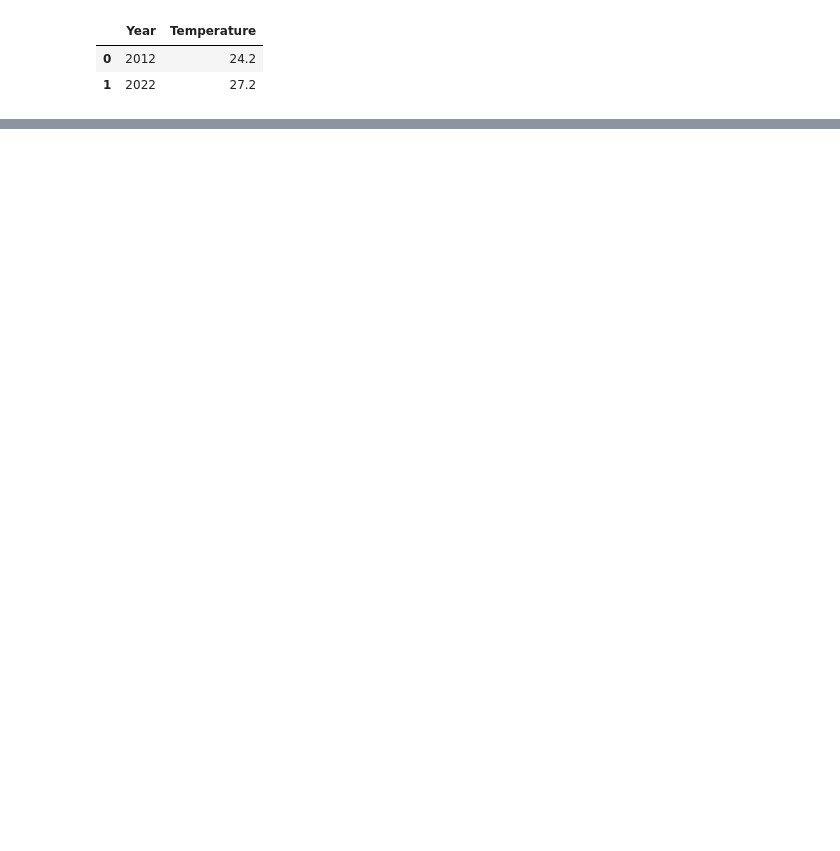
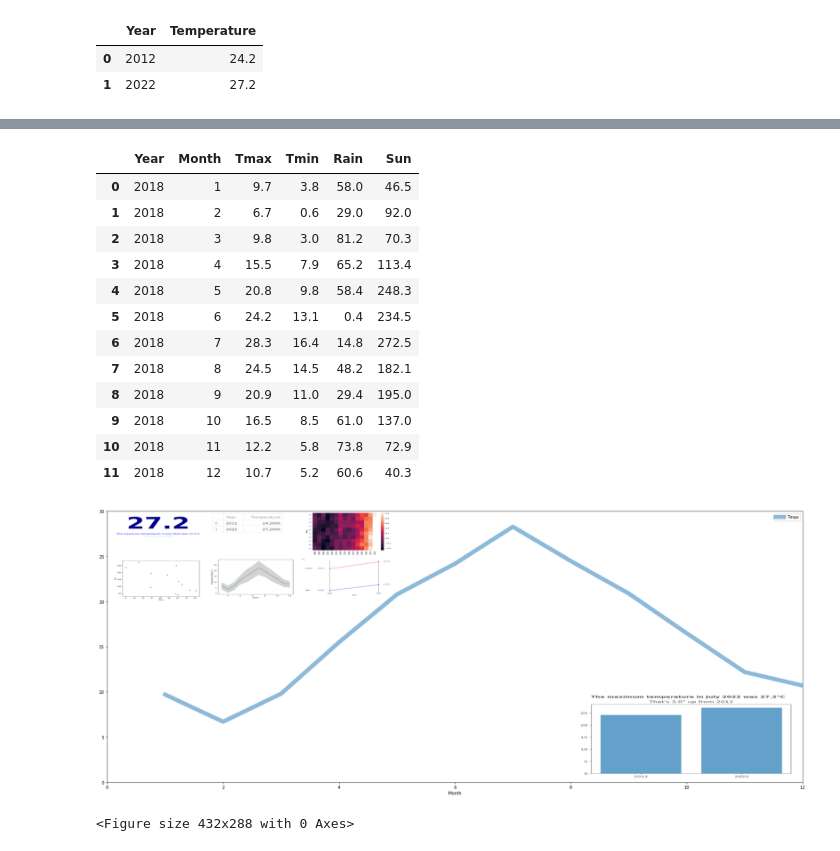
Before and after one commit to alanjones2/12Visuals, a Jupyter notebook: 12visuals.ipynb, the cells around one changed output, grey strips where cells are left out. Saved outputs shown, nothing was run; the diff lists cells and outputs as text; code cells hidden in the pictures; blank space fills up the shorter version.

```diff
--- a/12visuals.ipynb
+++ b/12visuals.ipynb
@@ -32,0 +33,32 @@ weather
+# %%
+import matplotlib.pyplot as plt
+
+fig, ax = plt.subplots(figsize=(30,12))
+fig = plt.figure()
+
+img = plt.imread('images/6viz.png')
+img2 = plt.imread('images/table.png')
+img3 = plt.imread('images/1-bar.png')
+
+#ax.imshow(img2, aspect='auto', alpha=0.9, extent=(0,20,0,30))
+ax.imshow(img, aspect='auto', alpha=1, extent=(0,5,20,30))
+ax.imshow(img3, aspect='auto', alpha=0.7, extent=(8,12,0,10))
+weather.plot(x='Month', y = 'Tmax',ax=ax, linewidth=10, alpha = 0.5)
+
+weather
+# %% [output]
+|  | Year | Month | Tmax | Tmin | Rain | Sun |
+| 0 | 2018 | 1 | 9.7 | 3.8 | 58.0 | 46.5 |
+| 1 | 2018 | 2 | 6.7 | 0.6 | 29.0 | 92.0 |
+| 2 | 2018 | 3 | 9.8 | 3.0 | 81.2 | 70.3 |
+| 3 | 2018 | 4 | 15.5 | 7.9 | 65.2 | 113.4 |
+| 4 | 2018 | 5 | 20.8 | 9.8 | 58.4 | 248.3 |
+| 5 | 2018 | 6 | 24.2 | 13.1 | 0.4 | 234.5 |
+| 6 | 2018 | 7 | 28.3 | 16.4 | 14.8 | 272.5 |
+| 7 | 2018 | 8 | 24.5 | 14.5 | 48.2 | 182.1 |
+| 8 | 2018 | 9 | 20.9 | 11.0 | 29.4 | 195.0 |
+| 9 | 2018 | 10 | 16.5 | 8.5 | 61.0 | 137.0 |
+| 10 | 2018 | 11 | 12.2 | 5.8 | 73.8 | 72.9 |
+| 11 | 2018 | 12 | 10.7 | 5.2 | 60.6 | 40.3 |
+[figure, added]
+<Figure size 432x288 with 0 Axes>
```
Also changed, not shown: parts of 2 cells of this notebook, 1 other file.
